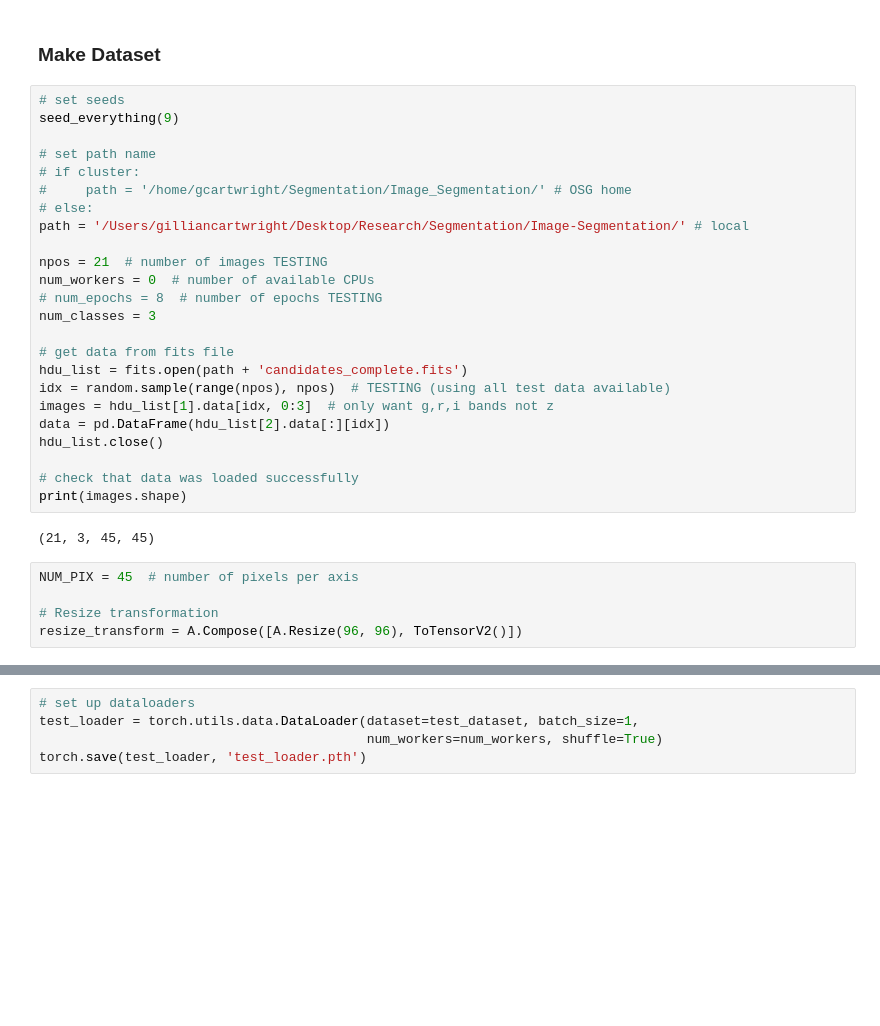
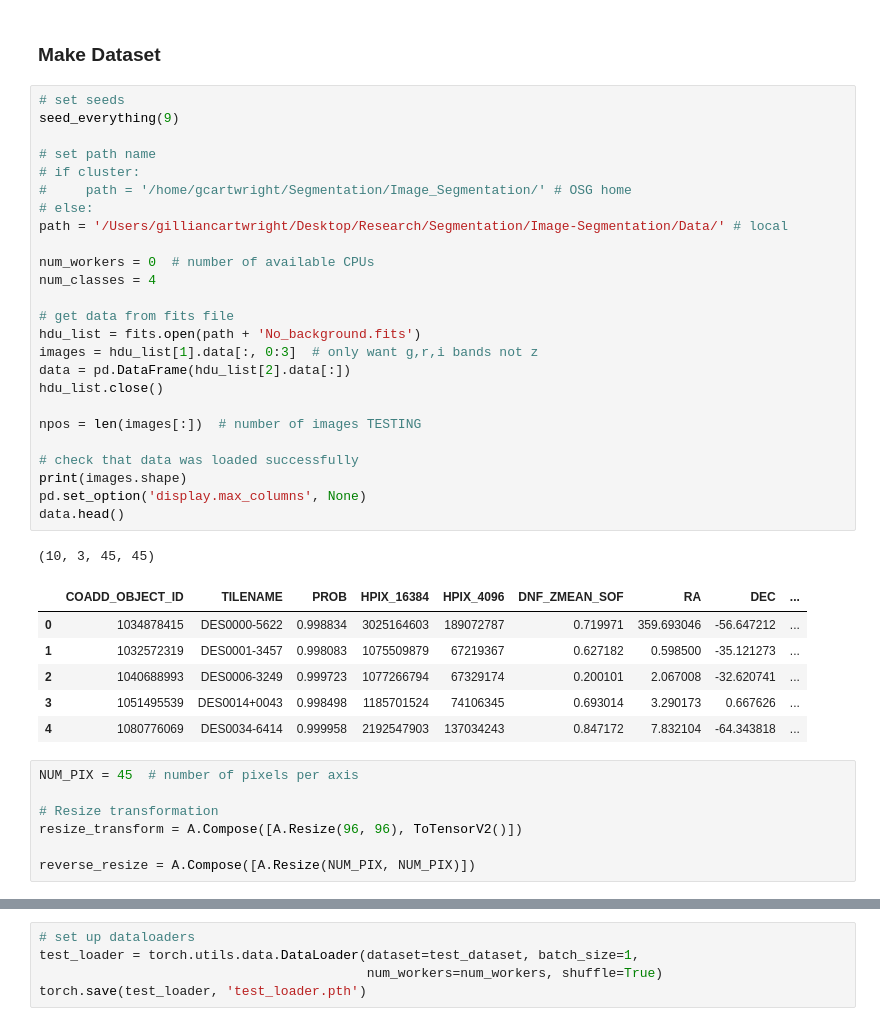
Before and after one commit to gilliancartwright/Image-Segmentation, a Jupyter notebook: Running-Segmentation.ipynb, the cells around one changed output, grey strips where cells are left out. Drawn from its saved outputs; the diff is of its cells as text; blank space fills up the shorter version.

```diff
--- a/Running-Segmentation.ipynb
+++ b/Running-Segmentation.ipynb
@@ -136,34 +137,43 @@ def show_dataset(dataset, idx):
 # %%
 # set seeds
 seed_everything(9)
 
 # set path name
 # if cluster:
 #     path = '/home/gcartwright/Segmentation/Image_Segmentation/' # OSG home
 # else:
-path = '/Users/gilliancartwright/Desktop/Research/Segmentation/Image-Segmentation/' # local
+path = '/Users/gilliancartwright/Desktop/Research/Segmentation/Image-Segmentation/Data/' # local
 
-npos = 21  # number of images TESTING
 num_workers = 0  # number of available CPUs
-# num_epochs = 8  # number of epochs TESTING
-num_classes = 3
+num_classes = 4
 
 # get data from fits file
-hdu_list = fits.open(path + 'candidates_complete.fits')
-idx = random.sample(range(npos), npos)  # TESTING (using all test data available)
-images = hdu_list[1].data[idx, 0:3]  # only want g,r,i bands not z
-data = pd.DataFrame(hdu_list[2].data[:][idx])
+hdu_list = fits.open(path + 'No_background.fits')
+images = hdu_list[1].data[:, 0:3]  # only want g,r,i bands not z
+data = pd.DataFrame(hdu_list[2].data[:])
 hdu_list.close()
+
+npos = len(images[:])  # number of images TESTING
 
 # check that data was loaded successfully
 print(images.shape)
+pd.set_option('display.max_columns', None)
+data.head()
 # %% [output]
-(21, 3, 45, 45)
+(10, 3, 45, 45)
+|  | COADD_OBJECT_ID | TILENAME | PROB | HPIX_16384 | HPIX_4096 | DNF_ZMEAN_SOF | RA | DEC | ... |
+| 0 | 1034878415 | DES0000-5622 | 0.998834 | 3025164603 | 189072787 | 0.719971 | 359.693046 | -56.647212 | ... |
+| 1 | 1032572319 | DES0001-3457 | 0.998083 | 1075509879 | 67219367 | 0.627182 | 0.598500 | -35.121273 | ... |
+| 2 | 1040688993 | DES0006-3249 | 0.999723 | 1077266794 | 67329174 | 0.200101 | 2.067008 | -32.620741 | ... |
+| 3 | 1051495539 | DES0014+0043 | 0.998498 | 1185701524 | 74106345 | 0.693014 | 3.290173 | 0.667626 | ... |
+| 4 | 1080776069 | DES0034-6414 | 0.999958 | 2192547903 | 137034243 | 0.847172 | 7.832104 | -64.343818 | ... |
 # %%
 NUM_PIX = 45  # number of pixels per axis
 
 # Resize transformation
 resize_transform = A.Compose([A.Resize(96, 96), ToTensorV2()])
+
+reverse_resize = A.Compose([A.Resize(NUM_PIX, NUM_PIX)])
 # %%
 test_dataset = Dataset(images=images, data=data, resize=resize_transform)
 
```
Also changed, not shown: parts of 8 cells of this notebook, 2 other files.
